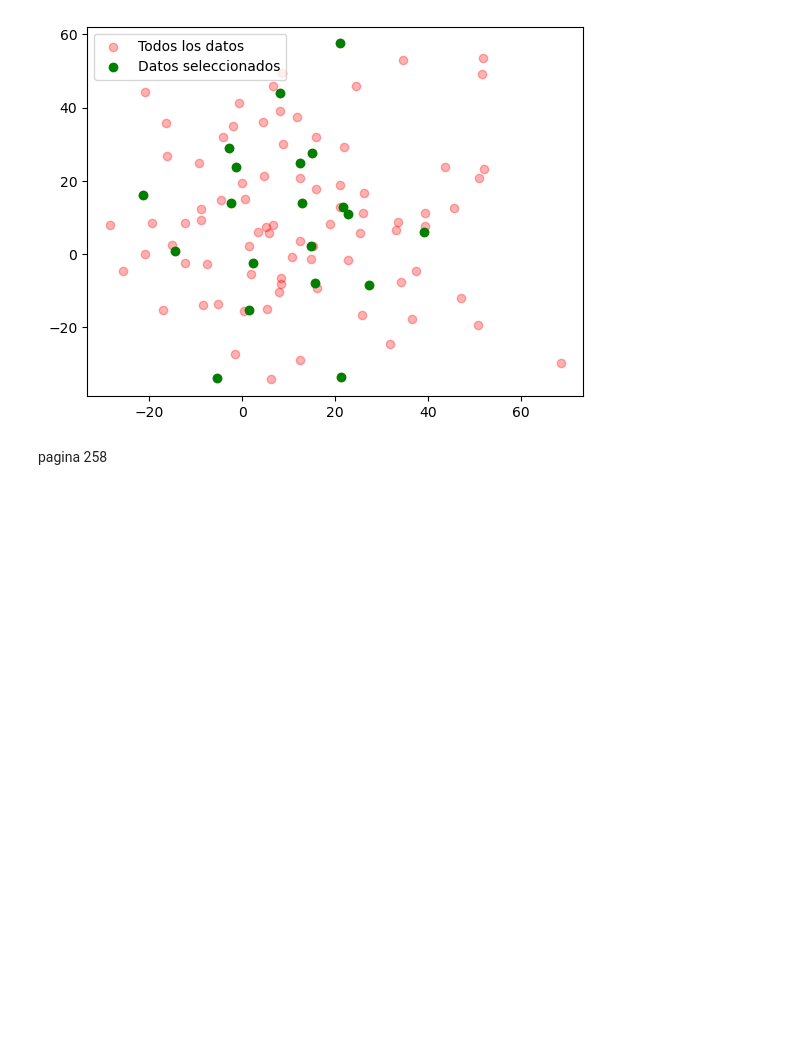
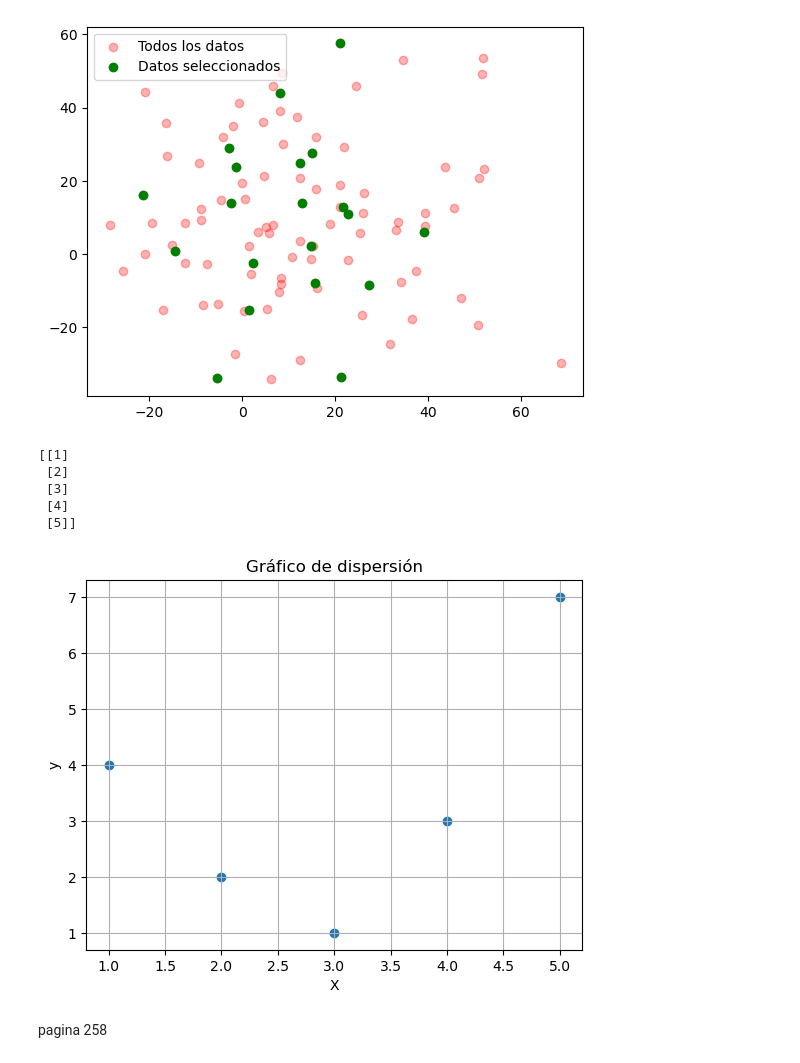
Before and after one commit to MikeAlienpz03/Excel_python, a Jupyter notebook: Chapters/plotting.ipynb, the cells around one changed output. Saved outputs shown, nothing was run; the diff lists cells and outputs as text; code cells hidden in the pictures; blank space fills up the shorter version.

```diff
--- a/Chapters/plotting.ipynb
+++ b/Chapters/plotting.ipynb
@@ -725,5 +725,29 @@ ax.legend(loc='best')
 # %% [output]
 <matplotlib.legend.Legend at 0x...>
 [figure]
+# %%
+import matplotlib.pyplot as plt
+import numpy as np
+
+x = np.array([1, 2, 3, 4, 5])
+y = np.array([4, 2, 1, 3, 7])
+
+# Convertir x en una matriz bidimensional
+X = x[:, np.newaxis]
+print(X)
+# Graficar los datos
+plt.scatter(X, y)
+plt.xlabel('X')
+plt.ylabel('y')
+plt.title('Gráfico de dispersión')
+plt.grid(True)
+plt.show()
+# %% [output]
+[[1]
+ [2]
+ [3]
+ [4]
+ [5]]
+[figure, added]
 # %% [markdown]
 pagina 258
```
